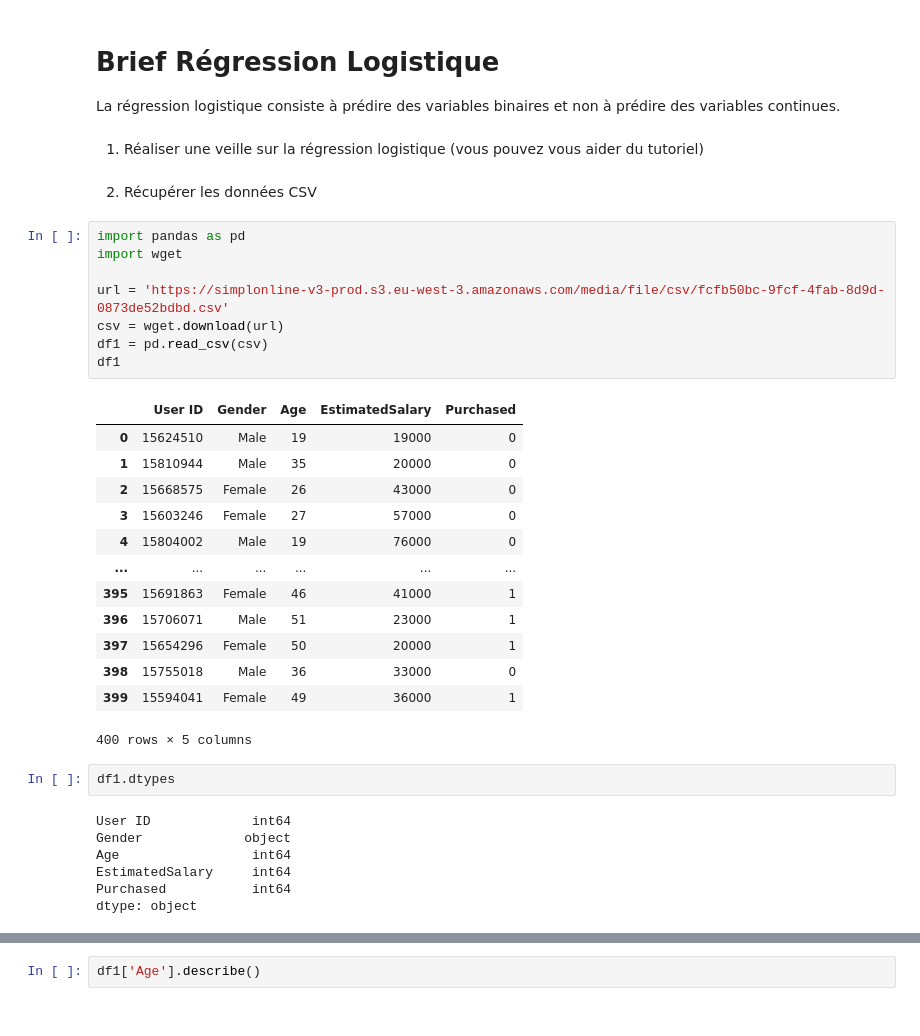
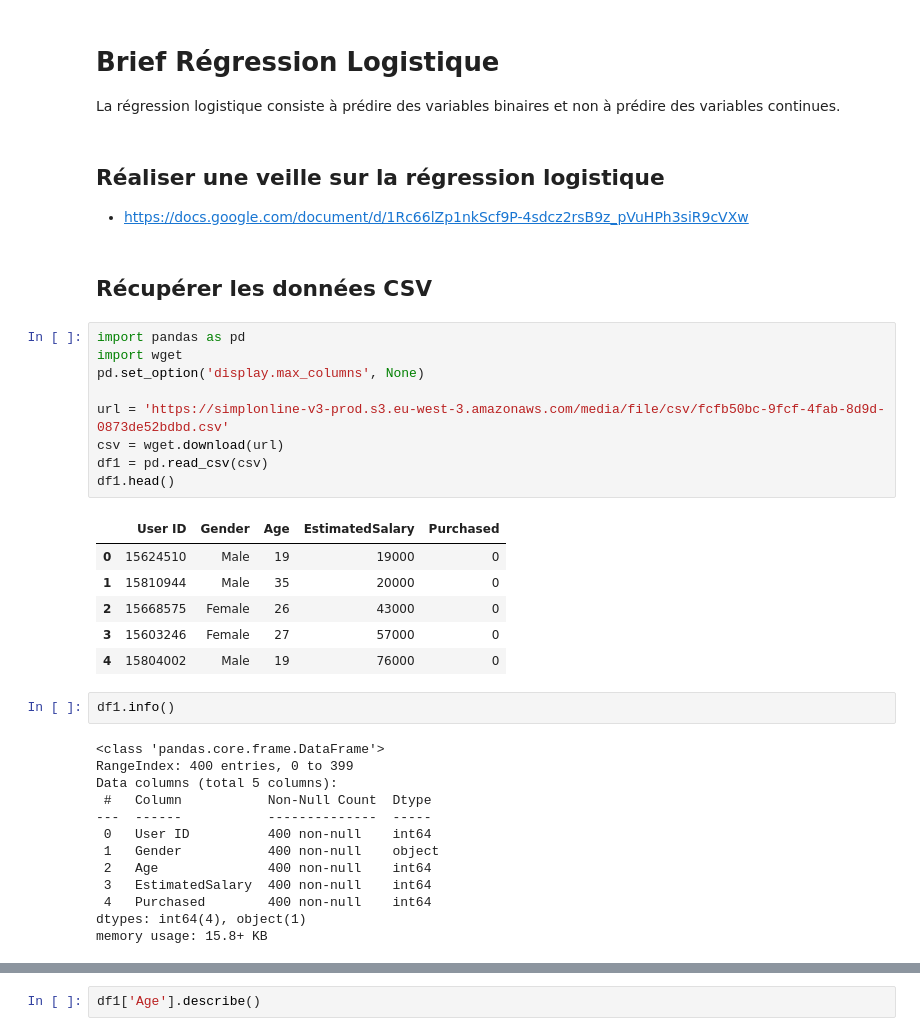
Before and after one commit to belr20/dev-ia-simplon, a Jupyter notebook: RNCP34757BC01/03-logistic-regression/brief-logistic-regression.ipynb, the cells around one changed output, grey strips where cells are left out. Cells and saved outputs as stored; diff of their text form.

```diff
--- a/RNCP34757BC01/03-logistic-regression/brief-logistic-regression.ipynb
+++ b/RNCP34757BC01/03-logistic-regression/brief-logistic-regression.ipynb
@@ -3,38 +3,40 @@
 
 La régression logistique consiste à prédire des variables binaires et non à prédire des variables continues.
 # %% [markdown]
-1. Réaliser une veille sur la régression logistique (vous pouvez vous aider du tutoriel)
+## Réaliser une veille sur la régression logistique
+
+* https://docs.google.com/document/d/1Rc66lZp1nkScf9P-4sdcz2rsB9z_pVuHPh3siR9cVXw
 # %% [markdown]
-2. Récupérer les données CSV
+## Récupérer les données CSV
 # %%
 import pandas as pd
 import wget
+pd.set_option('display.max_columns', None)
 
 url = 'https://simplonline-v3-prod.s3.eu-west-3.amazonaws.com/media/file/csv/fcfb50bc-9fcf-4fab-8d9d-0873de52bdbd.csv'
 csv = wget.download(url)
 df1 = pd.read_csv(csv)
-df1
+df1.head()
 # %% [output]
 |  | User ID | Gender | Age | EstimatedSalary | Purchased |
 | 0 | 15624510 | Male | 19 | 19000 | 0 |
 | 1 | 15810944 | Male | 35 | 20000 | 0 |
 | 2 | 15668575 | Female | 26 | 43000 | 0 |
 | 3 | 15603246 | Female | 27 | 57000 | 0 |
 | 4 | 15804002 | Male | 19 | 76000 | 0 |
-| ... | ... | ... | ... | ... | ... |
-| 395 | 15691863 | Female | 46 | 41000 | 1 |
-| 396 | 15706071 | Male | 51 | 23000 | 1 |
-| 397 | 15654296 | Female | 50 | 20000 | 1 |
-| 398 | 15755018 | Male | 36 | 33000 | 0 |
-| 399 | 15594041 | Female | 49 | 36000 | 1 |
-400 rows × 5 columns
 # %%
-df1.dtypes
+df1.info()
 # %% [output]
-User ID             int64
-Gender             object
-Age                 int64
-EstimatedSalary     int64
-Purchased           int64
-dtype: object
+<class 'pandas.core.frame.DataFrame'>
+RangeIndex: 400 entries, 0 to 399
+Data columns (total 5 columns):
+ #   Column           Non-Null Count  Dtype
+---  ------           --------------  -----
+ 0   User ID          400 non-null    int64
+ 1   Gender           400 non-null    object
+ 2   Age              400 non-null    int64
+ 3   EstimatedSalary  400 non-null    int64
+ 4   Purchased        400 non-null    int64
+dtypes: int64(4), object(1)
+memory usage: 15.8+ KB
 # %% [markdown]
```
Also changed, not shown: parts of 25 cells of this notebook, 23 other files.
